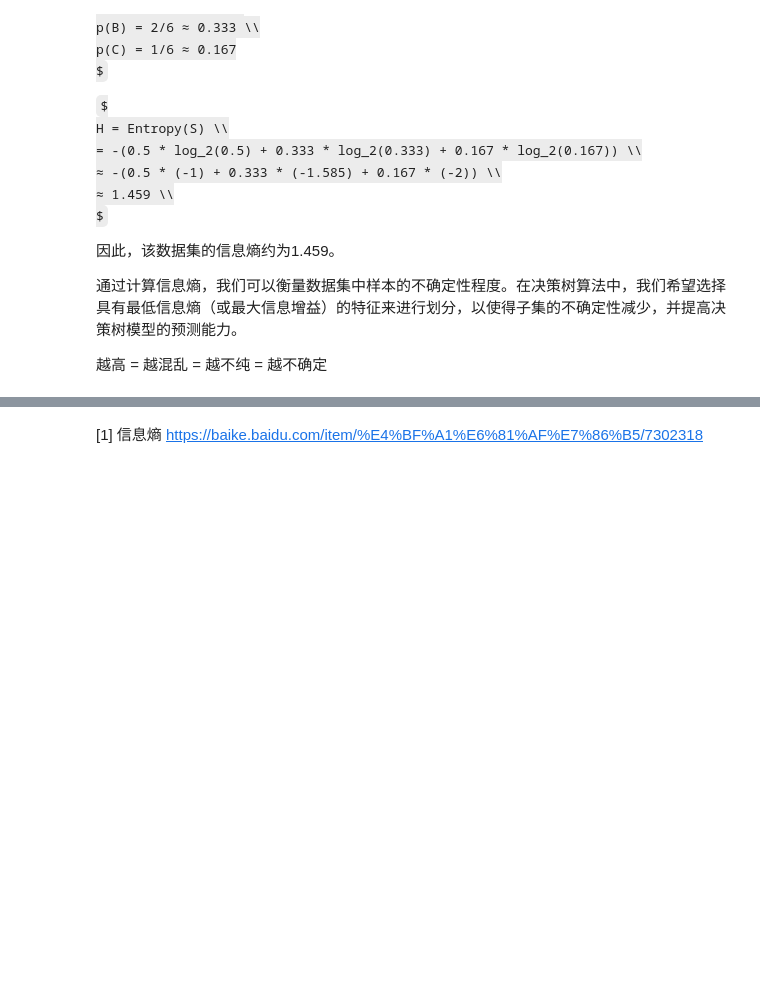
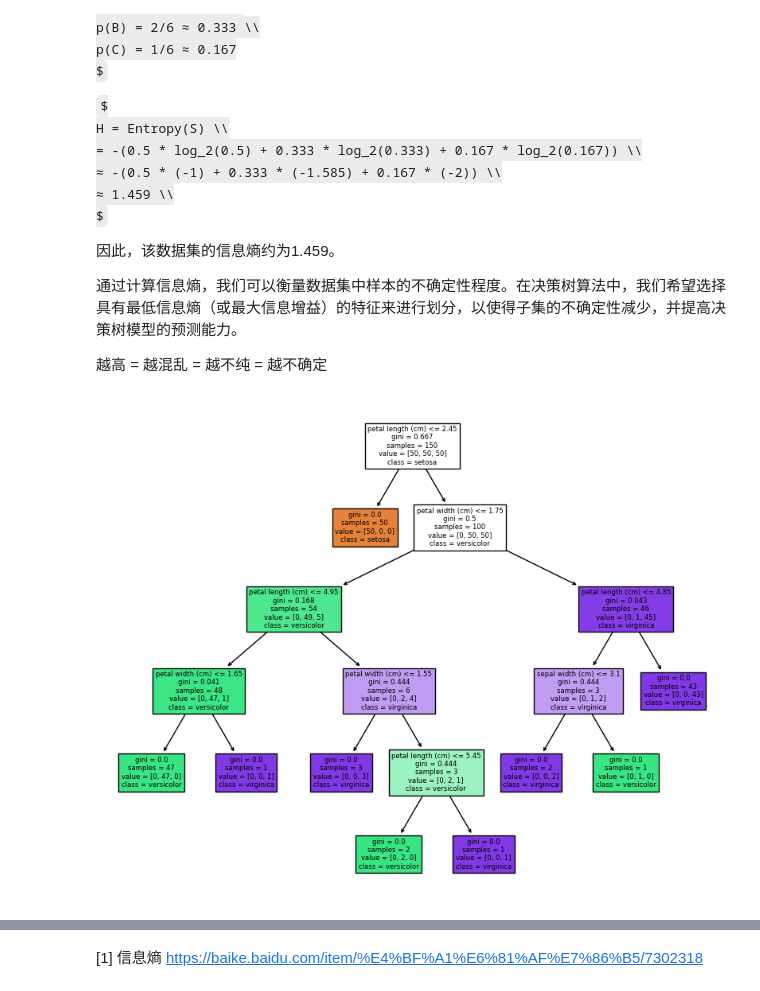
Before and after one commit to tianxuzhang/introduction-to-machine-learning, a Jupyter notebook: docs/分类/决策树.ipynb, the cells around one changed output, grey strips where cells are left out. Saved outputs shown, nothing was run; the diff lists cells and outputs as text; code cells hidden in the pictures; some formulas as TeX source; blank space fills up the shorter version.

```diff
--- a/docs/分类/决策树.ipynb
+++ b/docs/分类/决策树.ipynb
@@ -132,6 +132,28 @@ $
 通过计算信息熵，我们可以衡量数据集中样本的不确定性程度。在决策树算法中，我们希望选择具有最低信息熵（或最大信息增益）的特征来进行划分，以使得子集的不确定性减少，并提高决策树模型的预测能力。
 
 越高 = 越混乱 = 越不纯 = 越不确定
+# %%
+import numpy as np
+from sklearn.datasets import load_iris
+from sklearn.tree import DecisionTreeClassifier
+from sklearn import tree
+import matplotlib.pyplot as plt
+
+# 加载鸢尾花数据集
+iris = load_iris()
+X = iris.data
+y = iris.target
+
+# 构建决策树模型
+model = DecisionTreeClassifier()
+model.fit(X, y)
+
+# 可视化决策树
+fig = plt.figure(figsize=(10, 8))
+_ = tree.plot_tree(model, feature_names=iris.feature_names, class_names=iris.target_names, filled=True)
+plt.show()
+# %% [output]
+[figure, added]
 # %% [markdown]
 ### ID3（Iterative Dichotomiser 3）
 
```
Also changed, not shown: parts of 5 cells of this notebook, 2 other files.
